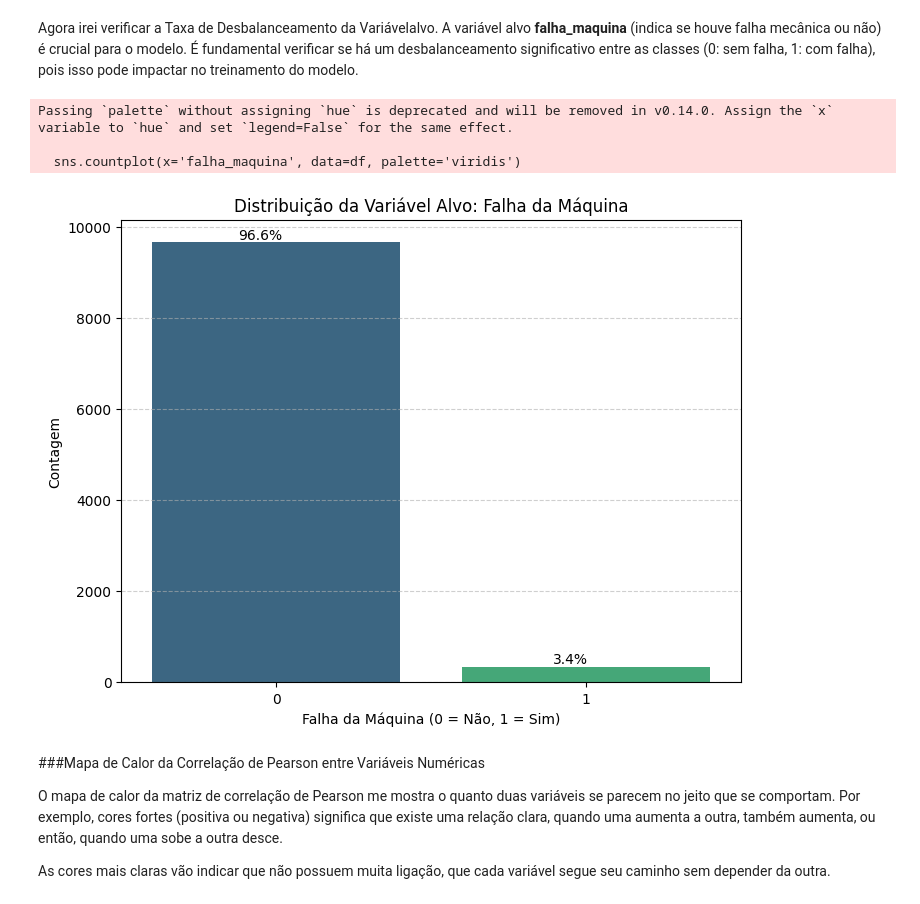
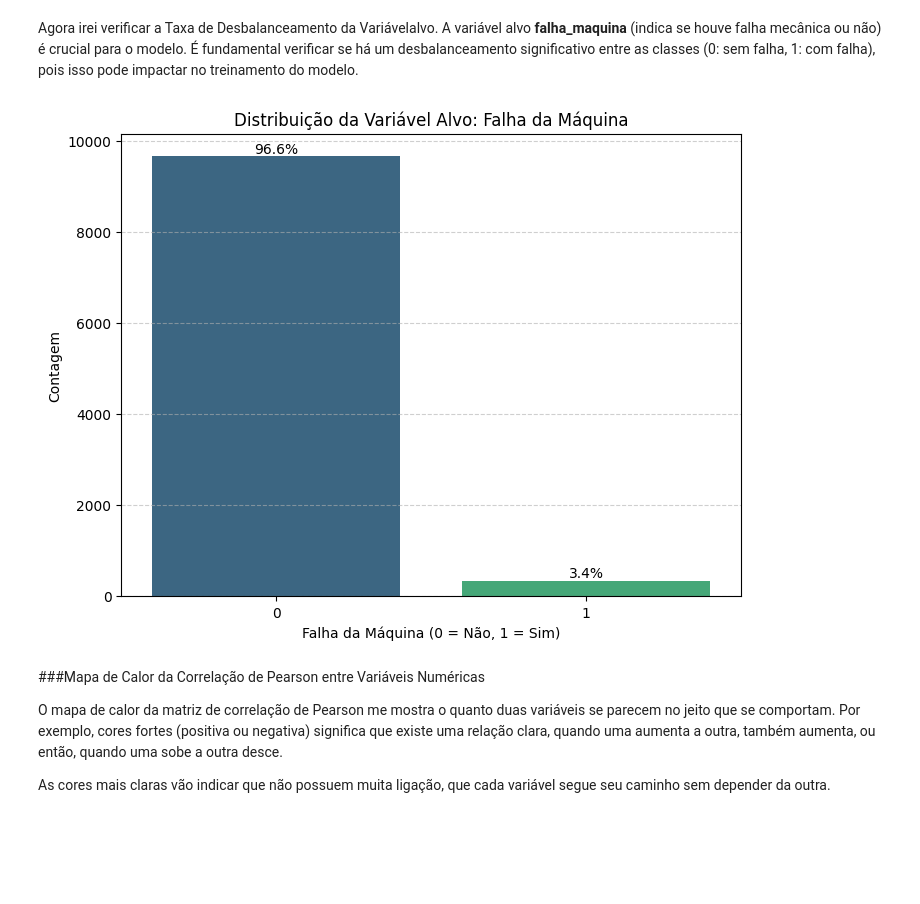
Before and after one commit to nemseibr/SCTEC2026.GEARGUARD, a Jupyter notebook: PROJETO_AVALIATIVO_MÓDULO_1.ipynb, the cells around one changed output. Saved outputs shown, nothing was run; the diff lists cells and outputs as text; code cells hidden in the pictures; blank space fills up the shorter version.

```diff
--- a/PROJETO_AVALIATIVO_MÓDULO_1.ipynb
+++ b/PROJETO_AVALIATIVO_MÓDULO_1.ipynb
@@ -146,25 +146,39 @@ plt.show()
 Agora irei verificar a Taxa de Desbalanceamento da Variávelalvo. A variável alvo **falha_maquina** (indica se houve falha mecânica ou não) é crucial para o modelo. É fundamental verificar se há um desbalanceamento significativo entre as classes (0: sem falha, 1: com falha), pois isso pode impactar no treinamento do modelo.
 # %%
 plt.figure(figsize=(8, 6))
-sns.countplot(x='falha_maquina', data=df, palette='viridis')
+
+sns.countplot(
+    x='falha_maquina',
+    data=df,
+    hue='falha_maquina',
+    palette='viridis',
+    legend=False
+)
+
 plt.title('Distribuição da Variável Alvo: Falha da Máquina')
 plt.xlabel('Falha da Máquina (0 = Não, 1 = Sim)')
 plt.ylabel('Contagem')
 
 total = len(df)
+
 for p in plt.gca().patches:
-    percentage = '{:.1f}%'.format(100 * p.get_height()/total)
-    x = p.get_x() + p.get_width() / 2 - 0.05
+    percentage = '{:.1f}%'.format(100 * p.get_height() / total)
+
+    x = p.get_x() + p.get_width() / 2
     y = p.get_height()
-    plt.gca().annotate(percentage, (x, y), ha='center', va='bottom')
+
+    plt.gca().annotate(
+        percentage,
+        (x, y),
+        ha='center',
+        va='bottom'
+    )
 
 plt.grid(axis='y', linestyle='--', alpha=0.6)
+
 plt.show()
 # %% [output]
-Passing `palette` without assigning `hue` is deprecated and will be removed in v0.14.0. Assign the `x` variable to `hue` and set `legend=False` for the same effect.
-
-  sns.countplot(x='falha_maquina', data=df, palette='viridis')
-[figure, old version]
+[figure, new version]
 # %% [markdown]
 ###Mapa de Calor da Correlação de Pearson entre Variáveis Numéricas
 
```
Also changed, not shown: parts of 28 cells of this notebook.
